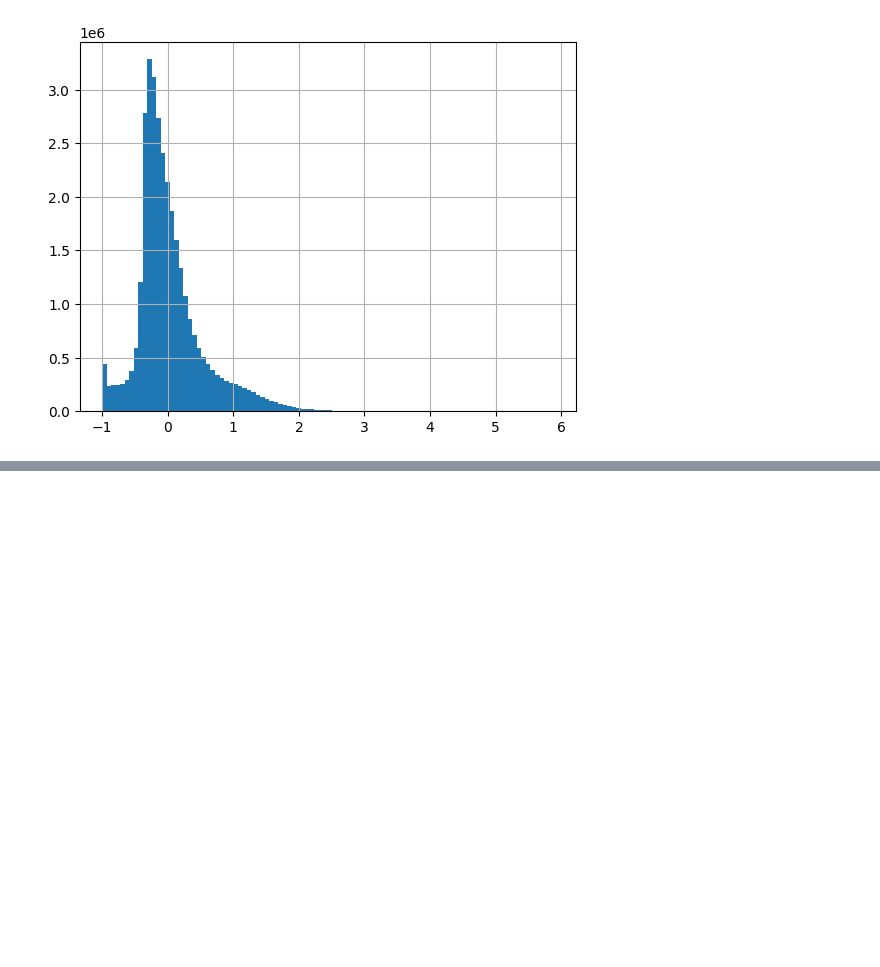
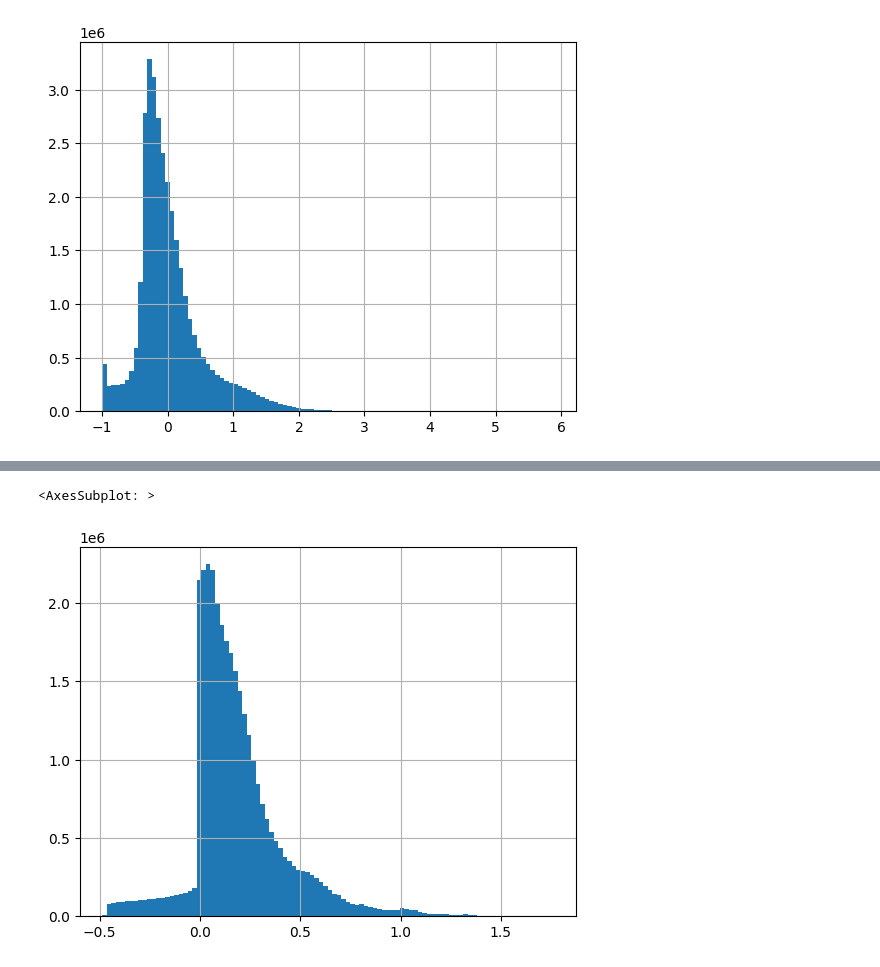
Before and after one commit to Anjum48/icecube-neutrinos-in-deep-ice, a Jupyter notebook: notebooks/time_scaling.ipynb, the cells around one changed output, grey strips where cells are left out. Saved outputs shown, nothing was run; the diff lists cells and outputs as text; code cells hidden in the pictures; blank space fills up the shorter version.

```diff
--- a/notebooks/time_scaling.ipynb
+++ b/notebooks/time_scaling.ipynb
@@ -52,0 +74,5 @@ time_norm2.hist(bins=100)
+# %%
+((np.log10(batch["time"]) - 4.0) * 2).hist(bins=100)
+# %% [output]
+<AxesSubplot: >
+[figure, added]
```
Also changed, not shown: parts of 6 cells of this notebook, 6 other files.
